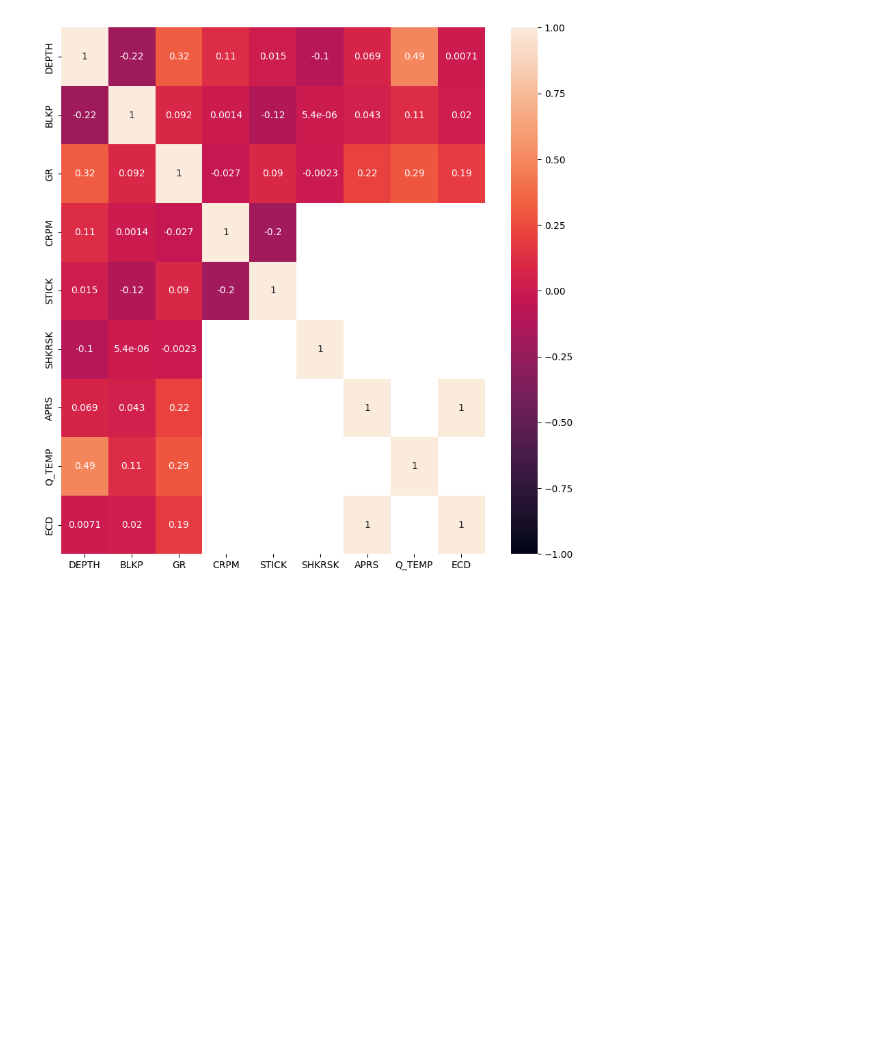
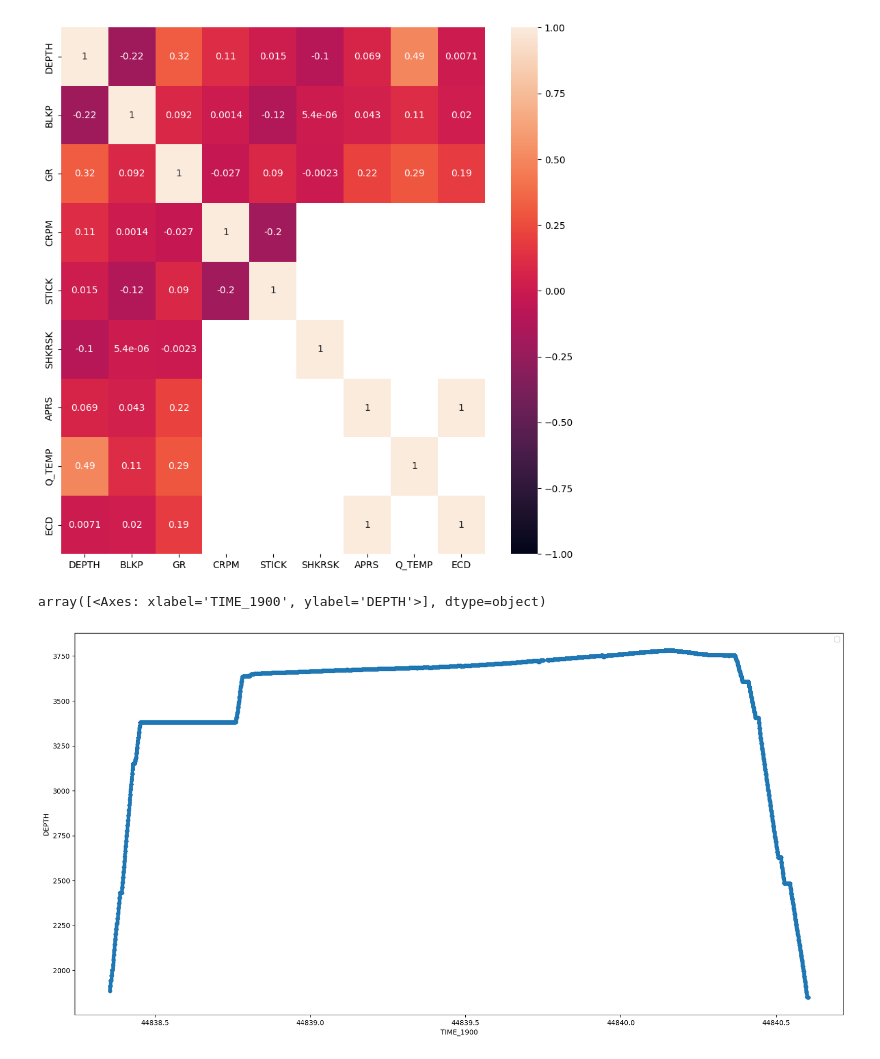
Before and after one commit to alex-wang101/Anomoly_detection_WatAI, a Jupyter notebook: detection.ipynb, the cells around one changed output. Drawn from its saved outputs; the diff is of its cells as text; code cells hidden in the pictures; blank space fills up the shorter version.

```diff
--- a/detection.ipynb
+++ b/detection.ipynb
@@ -88,3 +110,9 @@ seaborn.heatmap(time_data.corr(numeric_only=True), annot=True, vmin=-1, vmax=1)
 plt.show()
 # %% [output]
 [figure]
+# %%
+columns = [ "DEPTH", "BLKP", "GR", "CRPM", "STICK", "SHKRSK", "APRS", "Q_TEMP", "ECD"]
+time_data.reset_index().plot(x="TIME_1900",y=columns[0], use_index=True, figsize=(20,10), subplots=True, sharex=True, kind="scatter")
+# %% [output]
+array([<Axes: xlabel='TIME_1900', ylabel='DEPTH'>], dtype=object)
+[figure, added]
```
Also changed, not shown: parts of 3 cells of this notebook.
